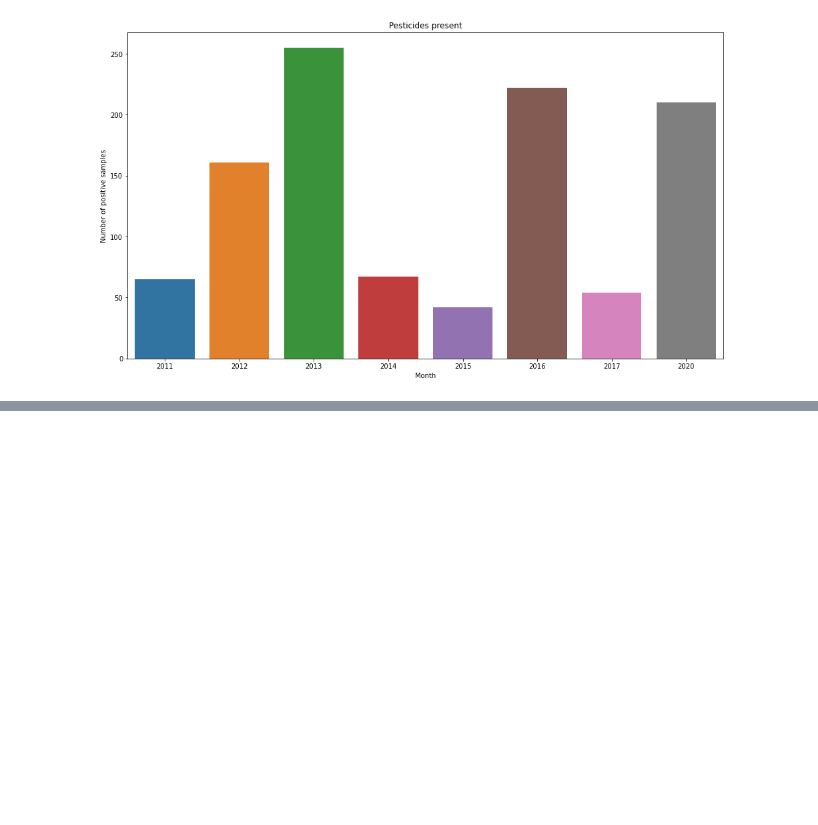
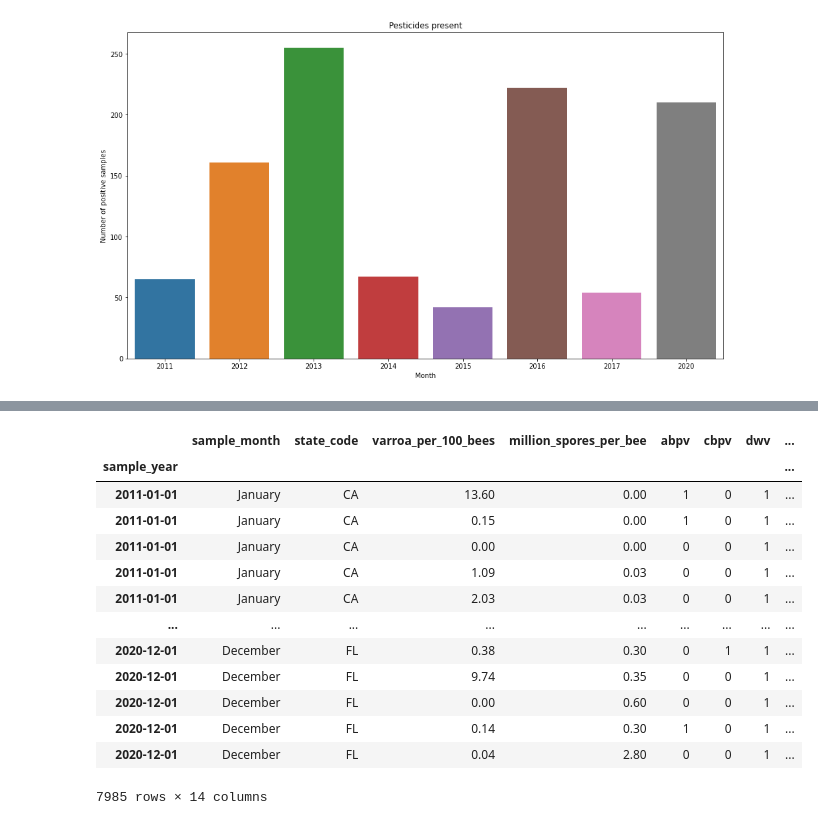
Before and after one commit to Honey-Bee-Roundup-Capstone/dash-repo, a Jupyter notebook: explore2.ipynb, the cells around one changed output, grey strips where cells are left out. Saved outputs shown, nothing was run; the diff lists cells and outputs as text; code cells hidden in the pictures; blank space fills up the shorter version.

```diff
--- a/explore2.ipynb
+++ b/explore2.ipynb
@@ -1547,0 +1587,17 @@ plt.show()
+# %%
+aphis
+# %% [output]
+|  | sample_month | state_code | varroa_per_100_bees | million_spores_per_bee | abpv | cbpv | dwv | ... |
+| sample_year |  |  |  |  |  |  |  | ... |
+| 2011-01-01 | January | CA | 13.60 | 0.00 | 1 | 0 | 1 | ... |
+| 2011-01-01 | January | CA | 0.15 | 0.00 | 1 | 0 | 1 | ... |
+| 2011-01-01 | January | CA | 0.00 | 0.00 | 0 | 0 | 1 | ... |
+| 2011-01-01 | January | CA | 1.09 | 0.03 | 0 | 0 | 1 | ... |
+| 2011-01-01 | January | CA | 2.03 | 0.03 | 0 | 0 | 1 | ... |
+| ... | ... | ... | ... | ... | ... | ... | ... | ... |
+| 2020-12-01 | December | FL | 0.38 | 0.30 | 0 | 1 | 1 | ... |
+| 2020-12-01 | December | FL | 9.74 | 0.35 | 0 | 0 | 1 | ... |
+| 2020-12-01 | December | FL | 0.00 | 0.60 | 0 | 0 | 1 | ... |
+| 2020-12-01 | December | FL | 0.14 | 0.30 | 1 | 0 | 1 | ... |
+| 2020-12-01 | December | FL | 0.04 | 2.80 | 0 | 0 | 1 | ... |
+7985 rows × 14 columns
```
Also changed, not shown: parts of 13 cells of this notebook.
